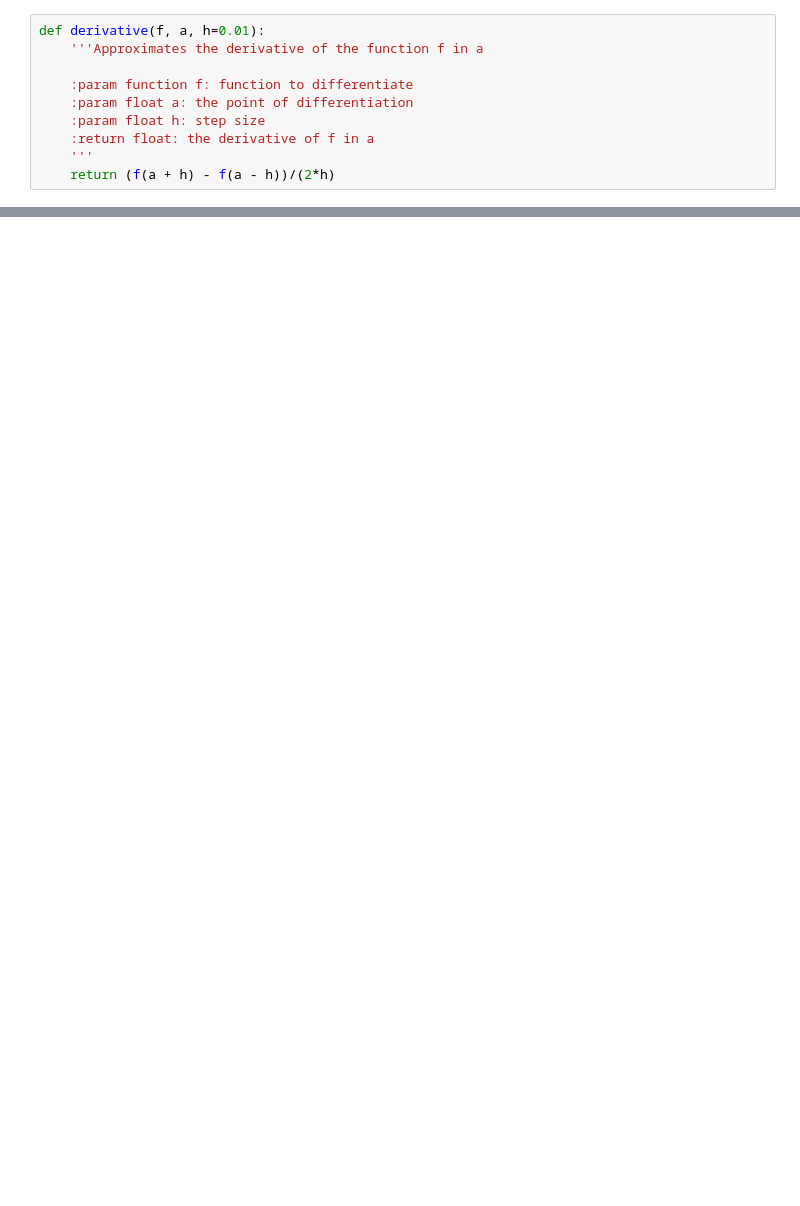
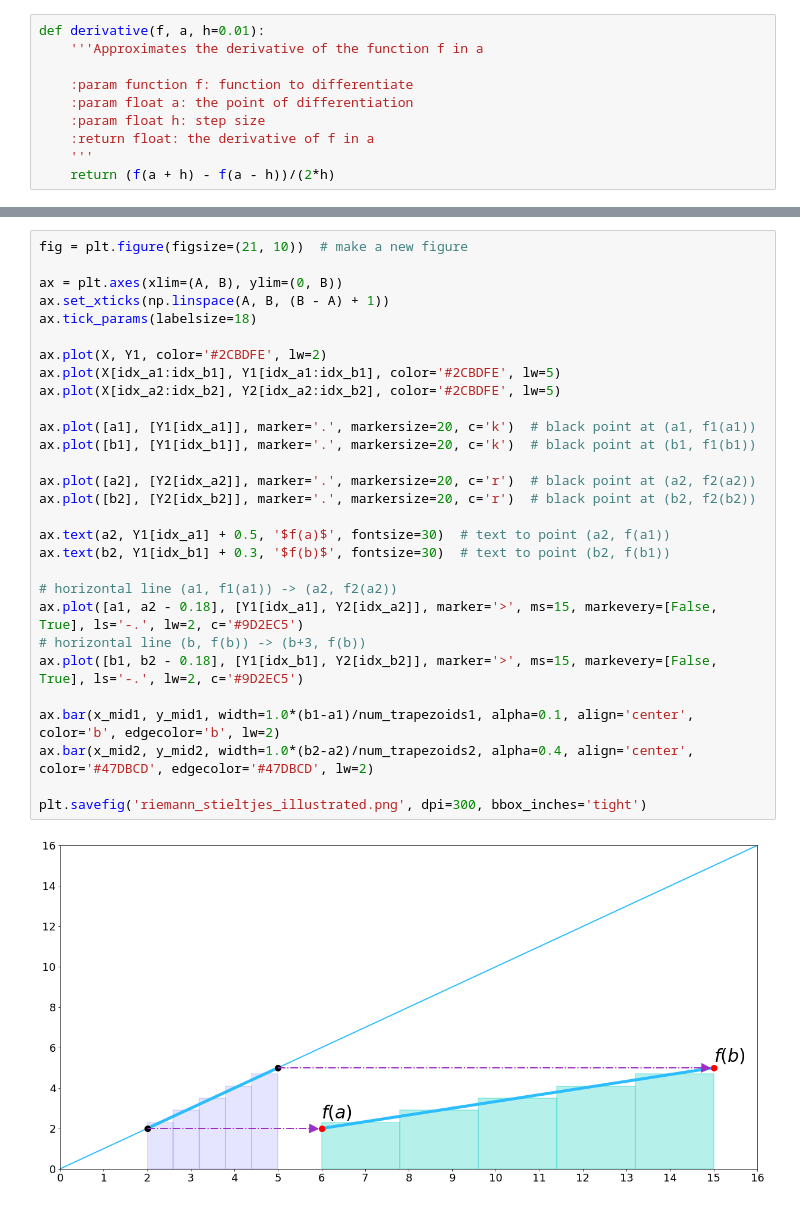
Before and after one commit to IlievskiV/Amusive-Blogging-N-Coding, a Jupyter notebook: Integration/rieman_stieltjes_sums.ipynb, the cells around one changed output, grey strips where cells are left out. Saved outputs shown, nothing was run; the diff lists cells and outputs as text; blank space fills up the shorter version.

```diff
--- a/Integration/rieman_stieltjes_sums.ipynb
+++ b/Integration/rieman_stieltjes_sums.ipynb
@@ -160,0 +217,31 @@ anim.save('rieman_stieltjes.gif',writer='imagemagick')
+# %%
+fig = plt.figure(figsize=(21, 10))  # make a new figure
+
+ax = plt.axes(xlim=(A, B), ylim=(0, B))
+ax.set_xticks(np.linspace(A, B, (B - A) + 1))
+ax.tick_params(labelsize=18)
+
+ax.plot(X, Y1, color='#2CBDFE', lw=2)
+ax.plot(X[idx_a1:idx_b1], Y1[idx_a1:idx_b1], color='#2CBDFE', lw=5)
+ax.plot(X[idx_a2:idx_b2], Y2[idx_a2:idx_b2], color='#2CBDFE', lw=5)
+
+ax.plot([a1], [Y1[idx_a1]], marker='.', markersize=20, c='k')  # black point at (a1, f1(a1))
+ax.plot([b1], [Y1[idx_b1]], marker='.', markersize=20, c='k')  # black point at (b1, f1(b1))
+
+ax.plot([a2], [Y2[idx_a2]], marker='.', markersize=20, c='r')  # black point at (a2, f2(a2))
+ax.plot([b2], [Y2[idx_b2]], marker='.', markersize=20, c='r')  # black point at (b2, f2(b2))
+
+ax.text(a2, Y1[idx_a1] + 0.5, '$f(a)$', fontsize=30)  # text to point (a2, f(a1))
+ax.text(b2, Y1[idx_b1] + 0.3, '$f(b)$', fontsize=30)  # text to point (b2, f(b1))
+
+# horizontal line (a1, f1(a1)) -> (a2, f2(a2))
+ax.plot([a1, a2 - 0.18], [Y1[idx_a1], Y2[idx_a2]], marker='>', ms=15, markevery=[False, True], ls='-.', lw=2, c='#9D2EC5')
+# horizontal line (b, f(b)) -> (b+3, f(b))
+ax.plot([b1, b2 - 0.18], [Y1[idx_b1], Y2[idx_b2]], marker='>', ms=15, markevery=[False, True], ls='-.', lw=2, c='#9D2EC5')
+
+ax.bar(x_mid1, y_mid1, width=1.0*(b1-a1)/num_trapezoids1, alpha=0.1, align='center', color='b', edgecolor='b', lw=2)
+ax.bar(x_mid2, y_mid2, width=1.0*(b2-a2)/num_trapezoids2, alpha=0.4, align='center', color='#47DBCD', edgecolor='#47DBCD', lw=2)
+
+plt.savefig('riemann_stieltjes_illustrated.png', dpi=300, bbox_inches='tight')
+# %% [output]
+[figure, added]
```
Also changed, not shown: parts of 10 cells of this notebook, 3 other files.
